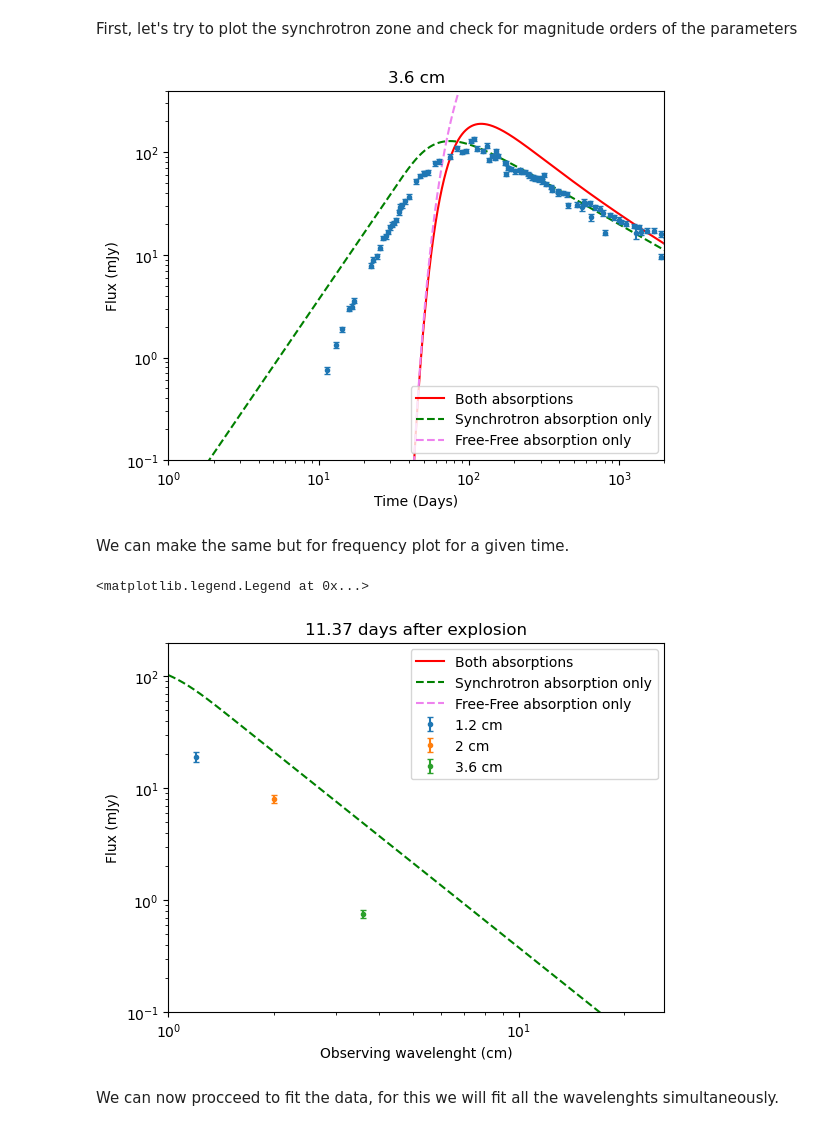
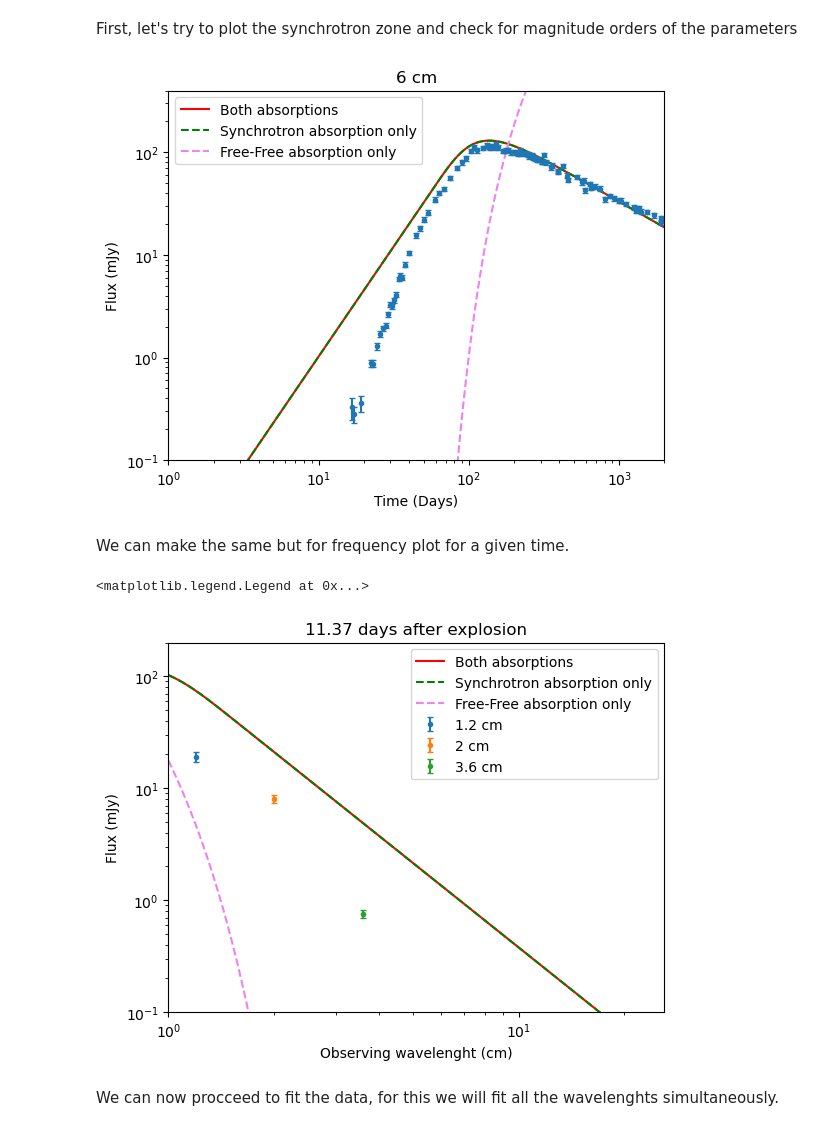
Before and after one commit to Camachoadri/JAEICU2024, a Jupyter notebook: Supernova SN1993J/SN1993J_Synchrotron.ipynb, the cells around one changed output. Drawn from its saved outputs; the diff is of its cells as text; code cells hidden in the pictures.

Commit message:
Something is bad since less Electron Temp results in more absorption
I still don't know how to fix this but it is definitely an issue

```diff
--- a/Supernova SN1993J/SN1993J_Synchrotron.ipynb
+++ b/Supernova SN1993J/SN1993J_Synchrotron.ipynb
@@ -436,11 +430,11 @@ def SpecIntFull(p, B, N, radius, time, shellRadius, frequency, s, I0=0):
 
     S =SourceFuncSynch(p, B, N, frequency)
     kappa= SynchrotronAbsorptionCoeff(p, B, N, frequency)
-    Te=ThermalElectronsTemp(radius)
+    Te=2e5#ThermalElectronsTemp(radius)
     Ne=ThermalElectronDensity(radius, s)
     kappa_ff=FreeFreeAbsorptionCoeff(Te, Ne,frequency)
-    #absorption_ff= np.exp(-radius*kappa_ff)
-    absorption_ff= np.exp(-FreeFreeOpticalDepth(frequency, s, Ne, radius))
+    absorption_ff= np.exp(-radius*kappa_ff)
+    #absorption_ff= np.exp(-FreeFreeOpticalDepth(frequency, radius))
 
     I=I0*absorption_ff + S*(1 - np.exp(-shellRadius*kappa))*absorption_ff
     return I
@@ -468,8 +462,6 @@ def SpecIntSynch(p, B, N, radius, time, shellRadius, frequency, s, I0=0):
     kappa= SynchrotronAbsorptionCoeff(p, B, N, frequency)
     Te=ThermalElectronsTemp(radius)
     Ne=ThermalElectronDensity(radius, s)
-    kappa_ff=FreeFreeAbsorptionCoeff(Te, Ne,frequency)
-    absorption_ff= np.exp(-radius*kappa_ff)
 
     I=I0*absorption_ff + S*(1 - np.exp(-shellRadius*kappa))
     return I
@@ -498,11 +490,12 @@ def SpecIntFF(p, B, N, radius, time, shellRadius, frequency, s, I0=0):
     Te=ThermalElectronsTemp(radius)
     Ne=ThermalElectronDensity(radius, s)
     kappa_ff=FreeFreeAbsorptionCoeff(Te, Ne,frequency)
-    #absorption_ff= np.exp(-radius*kappa_ff)
-    absorption_ff= np.exp(-FreeFreeOpticalDepth(frequency, s, Ne, radius))
+    absorption_ff= np.exp(-radius*kappa_ff)
+    #absorption_ff= np.exp(-FreeFreeOpticalDepth(frequency, radius))
 
     I=I0*absorption_ff + S*absorption_ff
     return I
+
 
 def solidangle(radius, distance):
     """
@@ -654,38 +663,38 @@ time0=(2.34*u.day).value
 I0=0
 
 #Select data
-i=2
-t=np.linspace(1, 4000, 1000000)
+i=3
+t=np.linspace(1, 4000, 10000)
 
 frequency= wavelenghttofreq(float(data[i][0])*u.cm).cgs.value
 #I did not get anything with this cutoff
 Emin0= (90*const.m_e.cgs*const.c.cgs**2).value
 
 x= data[i][1].Days
 y=data[i][1].Flux
 err= data[i][1].Error
 
 F1= 1e3*FluxatTFull(t, time0, frequency, p, B0, N0, d, r0, s) #The data is in mJy
 F2= 1e3*FluxatTSynch(t, time0, frequency, p, B0, N0, d, r0, s) #The data is in mJy
 F3= 1e3*FluxatTFF(t, time0, frequency, p, B0, N0, d, r0, s) #The data is in mJy
 
 plt.plot(t,F1, c='red', label= 'Both absorptions')
 plt.plot(t,F2, c='green', linestyle='dashed', label= 'Synchrotron absorption only')
 plt.plot(t,F3, c='violet', linestyle='dashed', label= 'Free-Free absorption only')
 plt.errorbar(x,y, yerr= err,fmt = '.', capsize=2)
 
 
 plt.xscale("log")
 plt.yscale("log")
 plt.ylim(0.1,400)
 plt.xlim(1,2000)
 plt.ylabel("Flux (mJy)")
 plt.xlabel("Time (Days)")
 plt.title(f'{data[i][0]} cm')
 plt.legend()
 plt.show()
 # %% [output]
-[figure, old version]
+[figure, new version]
 # %% [markdown]
 We can make the same but for frequency plot for a given time.
 # %%
@@ -719,7 +728,7 @@ plt.title(f'{day} days after explosion')
 plt.legend()
 # %% [output]
 <matplotlib.legend.Legend at 0x...>
-[figure, old version]
+[figure, new version]
 # %% [markdown]
 We can now procceed to fit the data, for this we will fit all the wavelenghts simultaneously.
 # %%
```
Also changed, not shown: parts of 6 cells of this notebook.
